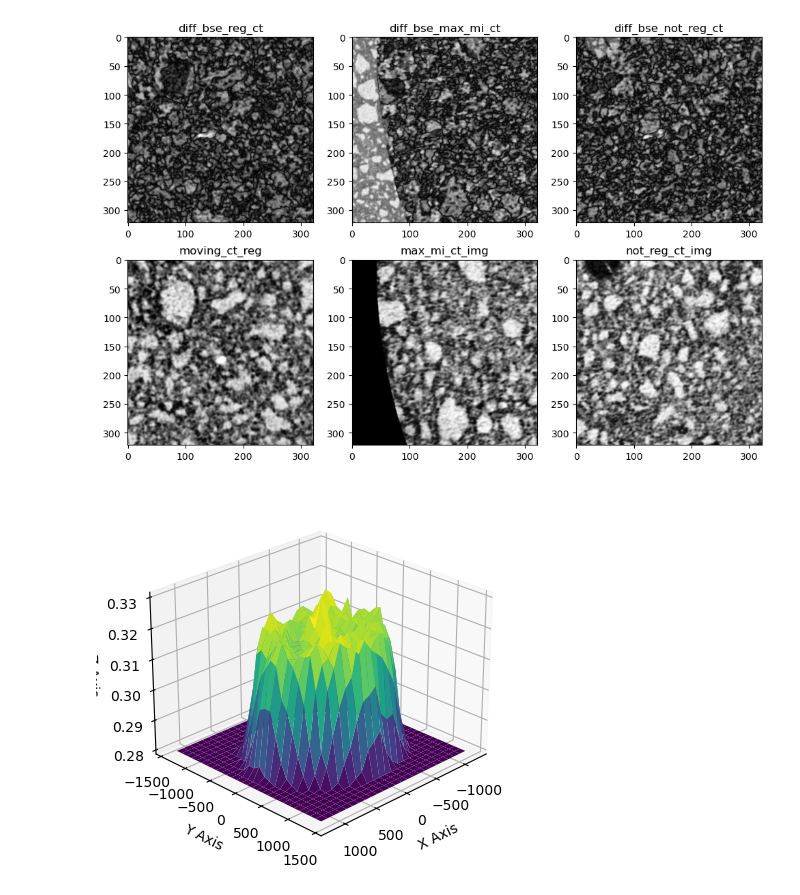
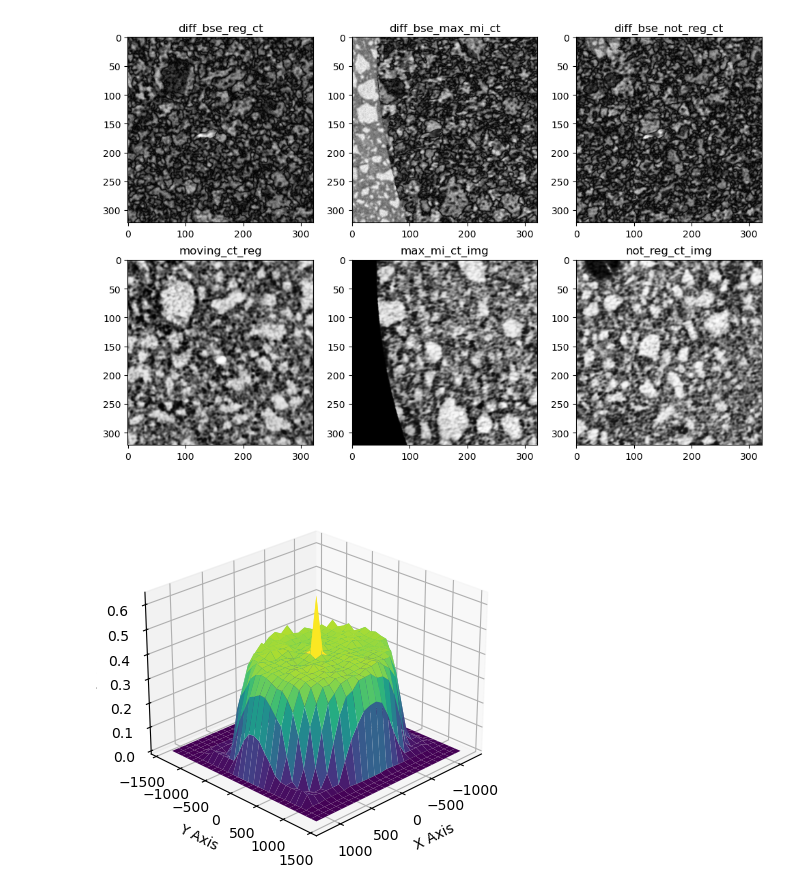
Before and after one commit to Barryzp/ml-workspace, a Jupyter notebook: registration/similarity-measure/mi_spatial_visualize.ipynb, the cells around one changed output. Cells and saved outputs as stored; diff of their text form; code cells hidden in the pictures.

```diff
--- a/registration/similarity-measure/mi_spatial_visualize.ipynb
+++ b/registration/similarity-measure/mi_spatial_visualize.ipynb
@@ -174,39 +174,39 @@ import matplotlib.pyplot as plt
 from mpl_toolkits.mplot3d import Axes3D
 from scipy.interpolate import griddata
 
-csv_prefix = "new_sp_statistics_1200"
+csv_prefix = "new_sp_statistics_1200_penalty"
 
 # 读取 CSV 文件到 DataFrame
 mi_datas = pd.read_csv(f'saved_datas/{csv_prefix}mi_datas.csv')
 
 # 从 DataFrame 中提取数据
 x = mi_datas['x']
 y = mi_datas['y']
-z = mi_datas['sc']
+z = mi_datas['mis']
 
 # 创建网格
 X, Y = np.meshgrid(np.linspace(np.min(x), np.max(x), len(np.unique(x))),
                    np.linspace(np.min(y), np.max(y), len(np.unique(y))))
 Z = griddata((x, y), z, (X, Y), method='cubic')
 
 # 绘制三维曲面
 fig = plt.figure()
 ax = fig.add_subplot(111, projection='3d')
 surf = ax.plot_surface(X, Y, Z, cmap='viridis', edgecolor='none')
 
 # 添加坐标轴标签
 ax.set_xlabel('X Axis')
 ax.set_ylabel('Y Axis')
 ax.set_zlabel('Z Axis')
 
 # 设置视角
 azimuth = 45  # 方位角，水平旋转的度数
 elevation = 25  # 仰角，垂直旋转的度数
 ax.view_init(elev=elevation, azim=azimuth)
 
 plt.show()
 # %% [output]
-[figure, old version]
+[figure, new version]
 # %%
 import numpy as np
 import pandas as pd
```
Also changed, not shown: parts of 1 cell of this notebook, 21 other files.
